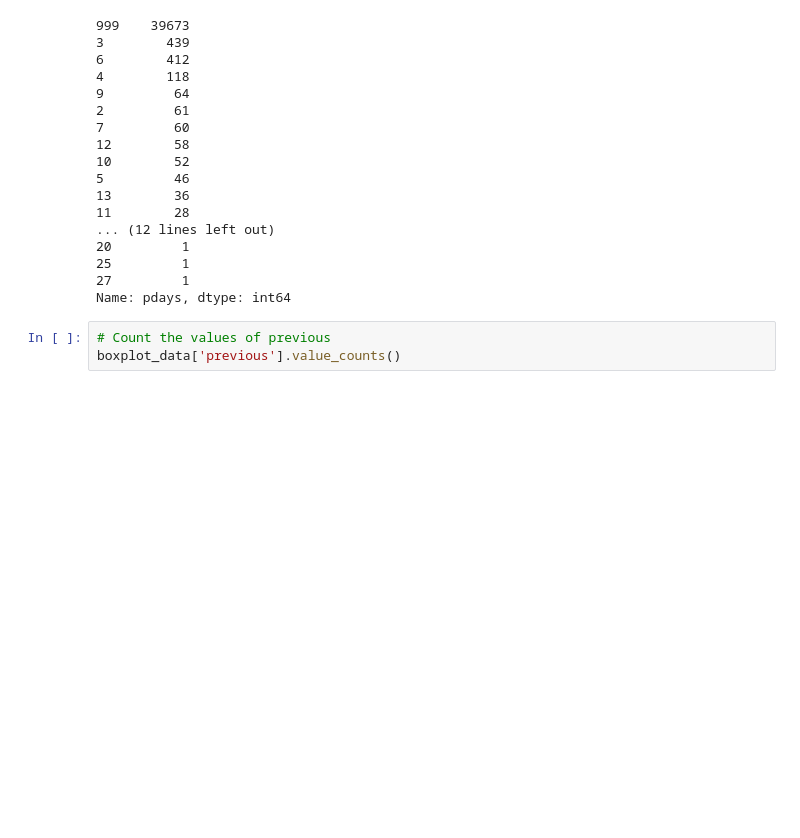
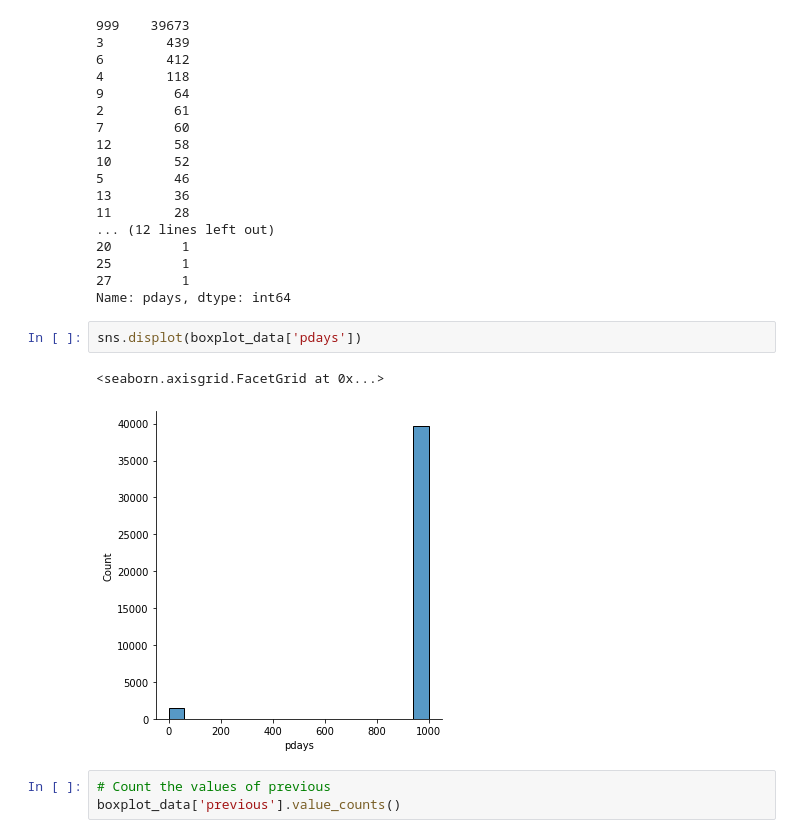
Before and after one commit to nickninov/Data-Exploration, a Jupyter notebook: Bank Marketing.ipynb, the cells around one changed output. Saved outputs shown, nothing was run; the diff lists cells and outputs as text; blank space fills up the shorter version.

```diff
--- a/Bank Marketing.ipynb
+++ b/Bank Marketing.ipynb
@@ -218,6 +218,11 @@ boxplot_data['pdays'].value_counts()
 25         1
 27         1
 Name: pdays, dtype: int64
+# %%
+sns.displot(boxplot_data['pdays'])
+# %% [output]
+<seaborn.axisgrid.FacetGrid at 0x...>
+[figure, added]
 # %%
 # Count the values of previous
 boxplot_data['previous'].value_counts()
```
Also changed, not shown: parts of 1 cell of this notebook.
